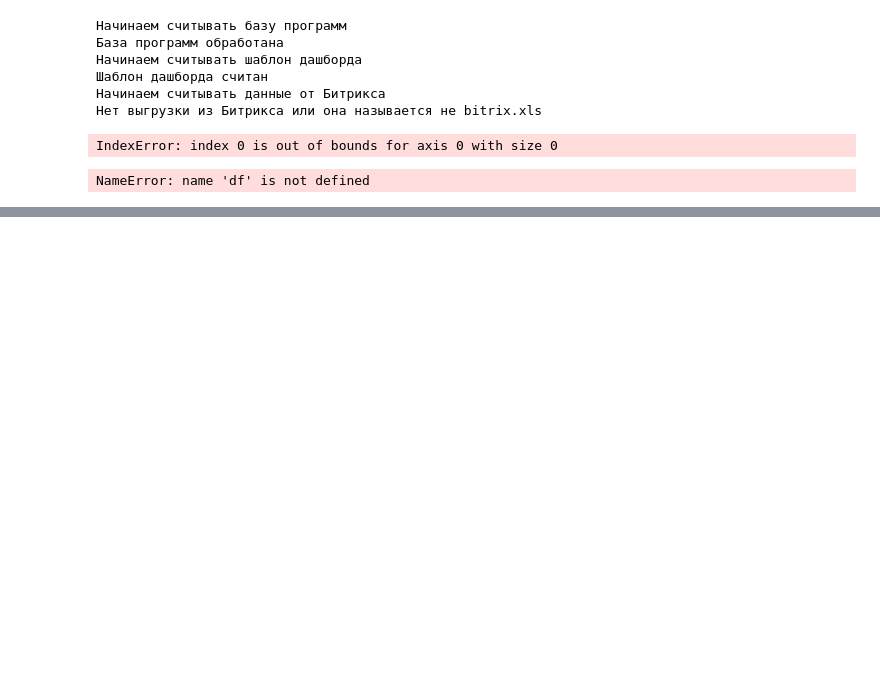
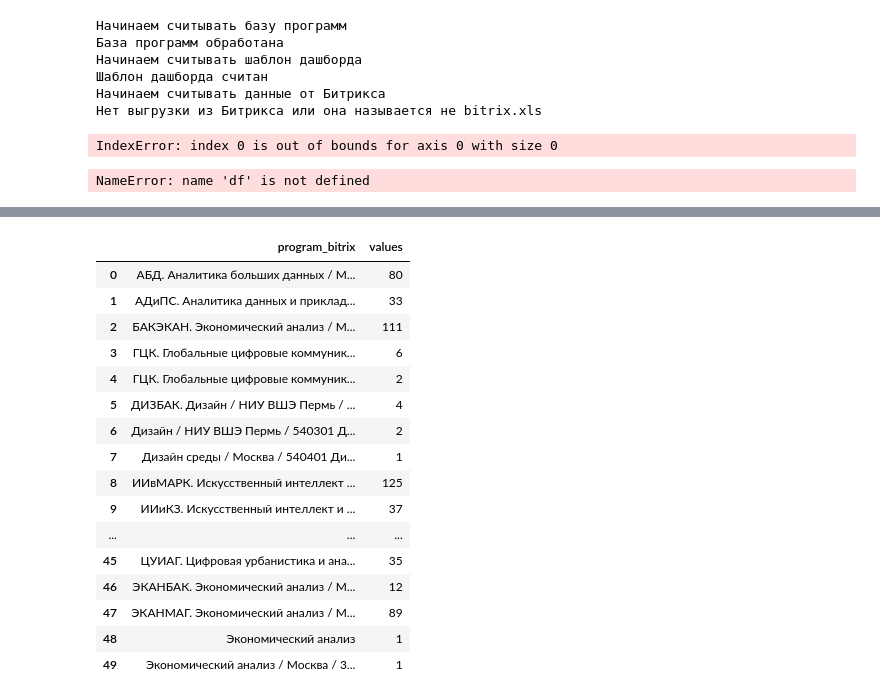
Before and after one commit to iasonov/HSE_dashboard, a Jupyter notebook: src/test.ipynb, the cells around one changed output, grey strips where cells are left out. Drawn from its saved outputs; the diff is of its cells as text; code cells hidden in the pictures; blank space fills up the shorter version.

```diff
--- a/src/test.ipynb
+++ b/src/test.ipynb
@@ -927,0 +1031,20 @@ ValueError: You are trying to merge on object and int64 columns for key 'program
+# %%
+leads
+# %% [output]
+|  | program_bitrix | values |
+| 0 | АБД. Аналитика больших данных / М... | 80 |
+| 1 | АДиПС. Аналитика данных и приклад... | 33 |
+| 2 | БАКЭКАН. Экономический анализ / М... | 111 |
+| 3 | ГЦК. Глобальные цифровые коммуник... | 6 |
+| 4 | ГЦК. Глобальные цифровые коммуник... | 2 |
+| 5 | ДИЗБАК. Дизайн / НИУ ВШЭ Пермь / ... | 4 |
+| 6 | Дизайн / НИУ ВШЭ Пермь / 540301 Д... | 2 |
+| 7 | Дизайн среды / Москва / 540401 Ди... | 1 |
+| 8 | ИИвМАРК. Искусственный интеллект ... | 125 |
+| 9 | ИИиКЗ. Искусственный интеллект и ... | 37 |
+| ... | ... | ... |
+| 45 | ЦУИАГ. Цифровая урбанистика и ана... | 35 |
+| 46 | ЭКАНБАК. Экономический анализ / М... | 12 |
+| 47 | ЭКАНМАГ. Экономический анализ / М... | 89 |
+| 48 | Экономический анализ | 1 |
+| 49 | Экономический анализ / Москва / 3... | 1 |
```
Also changed, not shown: parts of 21 cells of this notebook, 7 other files.
